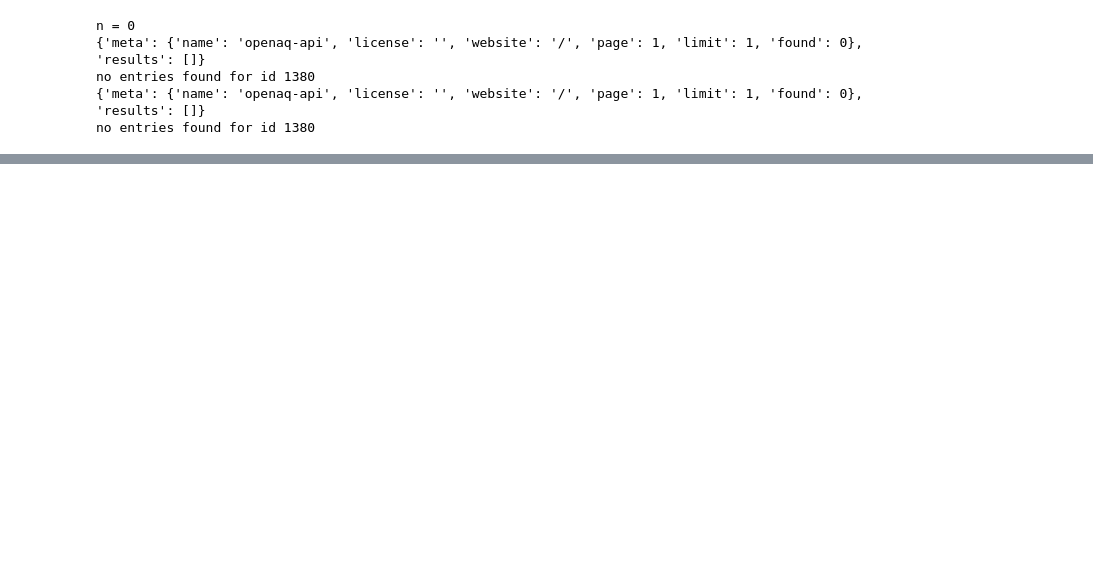
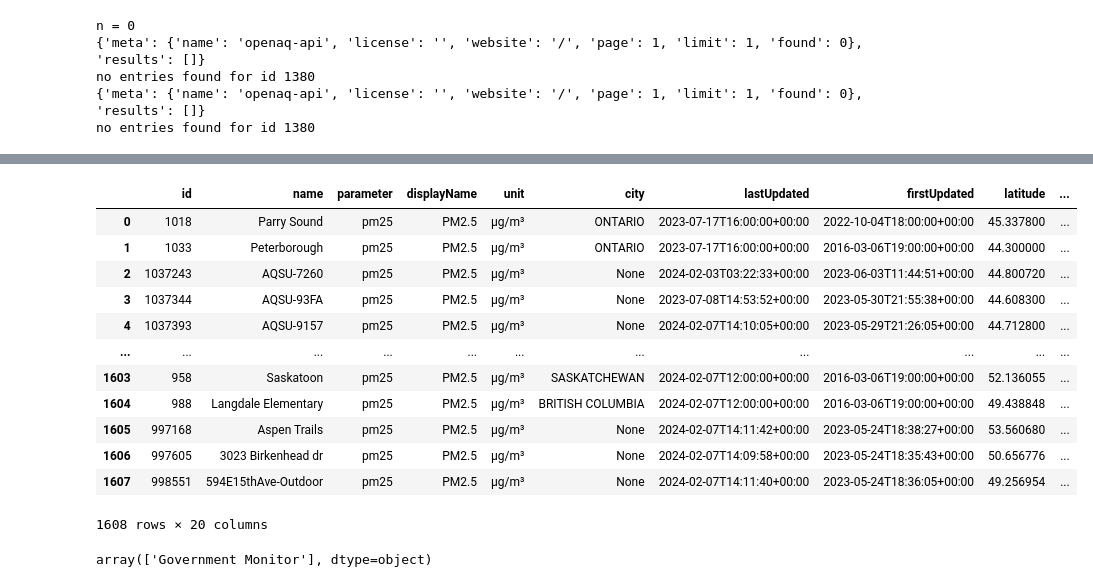
Before and after one commit to mccabete/get_smoke_ca, a Jupyter notebook: OpenAQ_API.ipynb, the cells around one changed output, grey strips where cells are left out. Drawn from its saved outputs; the diff is of its cells as text; code cells hidden in the pictures; blank space fills up the shorter version.

```diff
--- a/OpenAQ_API.ipynb
+++ b/OpenAQ_API.ipynb
@@ -402,4 +684,19 @@ sens_mean = sens_mean.merge(min_sens, on = ["id"])
 # %%
-sens_mean = sens_mean.drop("average", axis = 1)
+sens_mean
+# %% [output]
+|  | id | name | parameter | displayName | unit | city | lastUpdated | firstUpdated | latitude | ... |
+| 0 | 1018 | Parry Sound | pm25 | PM2.5 | µg/m³ | ONTARIO | 2023-07-17T16:00:00+00:00 | 2022-10-04T18:00:00+00:00 | 45.337800 | ... |
+| 1 | 1033 | Peterborough | pm25 | PM2.5 | µg/m³ | ONTARIO | 2023-07-17T16:00:00+00:00 | 2016-03-06T19:00:00+00:00 | 44.300000 | ... |
+| 2 | 1037243 | AQSU-7260 | pm25 | PM2.5 | µg/m³ | None | 2024-02-03T03:22:33+00:00 | 2023-06-03T11:44:51+00:00 | 44.800720 | ... |
+| 3 | 1037344 | AQSU-93FA | pm25 | PM2.5 | µg/m³ | None | 2023-07-08T14:53:52+00:00 | 2023-05-30T21:55:38+00:00 | 44.608300 | ... |
+| 4 | 1037393 | AQSU-9157 | pm25 | PM2.5 | µg/m³ | None | 2024-02-07T14:10:05+00:00 | 2023-05-29T21:26:05+00:00 | 44.712800 | ... |
+| ... | ... | ... | ... | ... | ... | ... | ... | ... | ... | ... |
+| 1603 | 958 | Saskatoon | pm25 | PM2.5 | µg/m³ | SASKATCHEWAN | 2024-02-07T12:00:00+00:00 | 2016-03-06T19:00:00+00:00 | 52.136055 | ... |
+| 1604 | 988 | Langdale Elementary | pm25 | PM2.5 | µg/m³ | BRITISH COLUMBIA | 2024-02-07T12:00:00+00:00 | 2016-03-06T19:00:00+00:00 | 49.438848 | ... |
+| 1605 | 997168 | Aspen Trails | pm25 | PM2.5 | µg/m³ | None | 2024-02-07T14:11:42+00:00 | 2023-05-24T18:38:27+00:00 | 53.560680 | ... |
+| 1606 | 997605 | 3023 Birkenhead dr | pm25 | PM2.5 | µg/m³ | None | 2024-02-07T14:09:58+00:00 | 2023-05-24T18:35:43+00:00 | 50.656776 | ... |
+| 1607 | 998551 | 594E15thAve-Outdoor | pm25 | PM2.5 | µg/m³ | None | 2024-02-07T14:11:40+00:00 | 2023-05-24T18:36:05+00:00 | 49.256954 | ... |
+1608 rows × 20 columns
 # %%
-sens_mean.to_csv("/projects/old_shared/Smoke_over_Canada_2023/openAQ_measurements/" + "Summary_statistics_pm2.5_sensors_in_CA.csv")
+# %% [output]
+array(['Government Monitor'], dtype=object)
```
Also changed, not shown: parts of 55 cells of this notebook.
